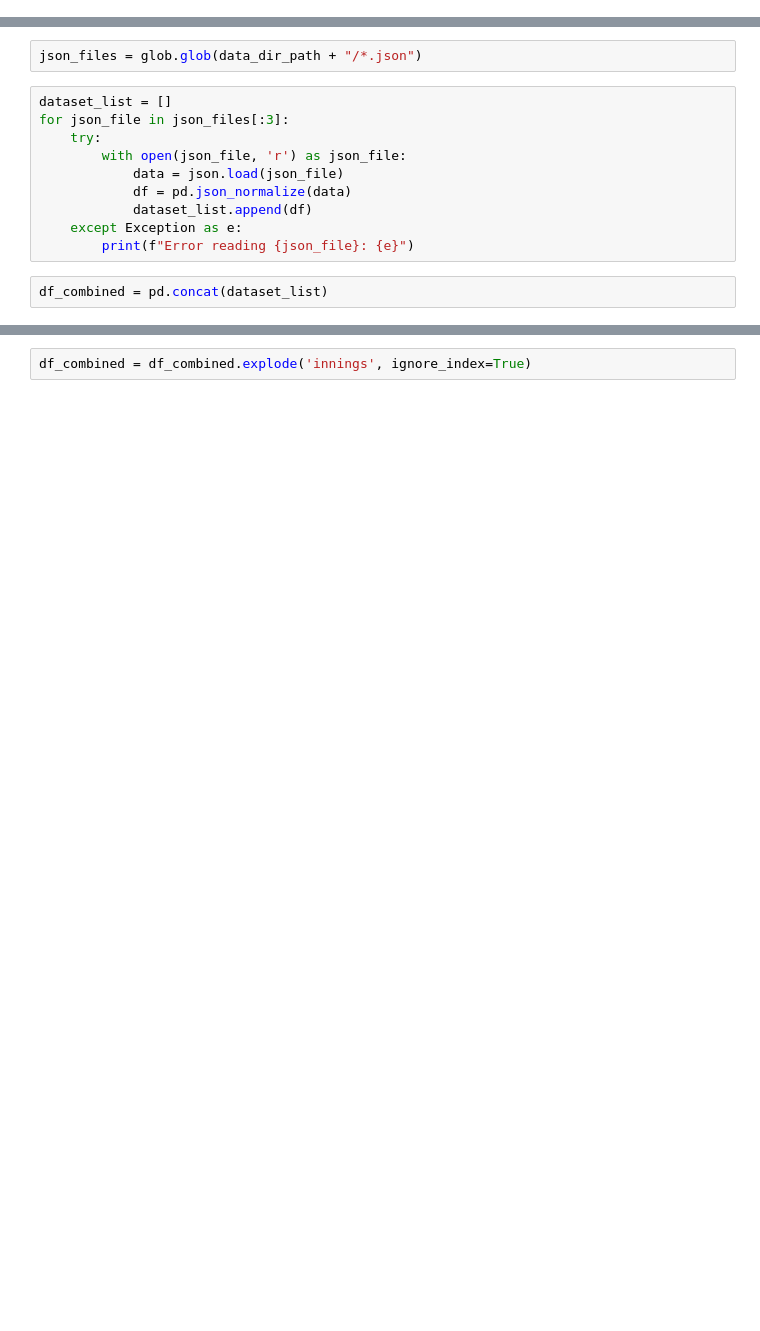
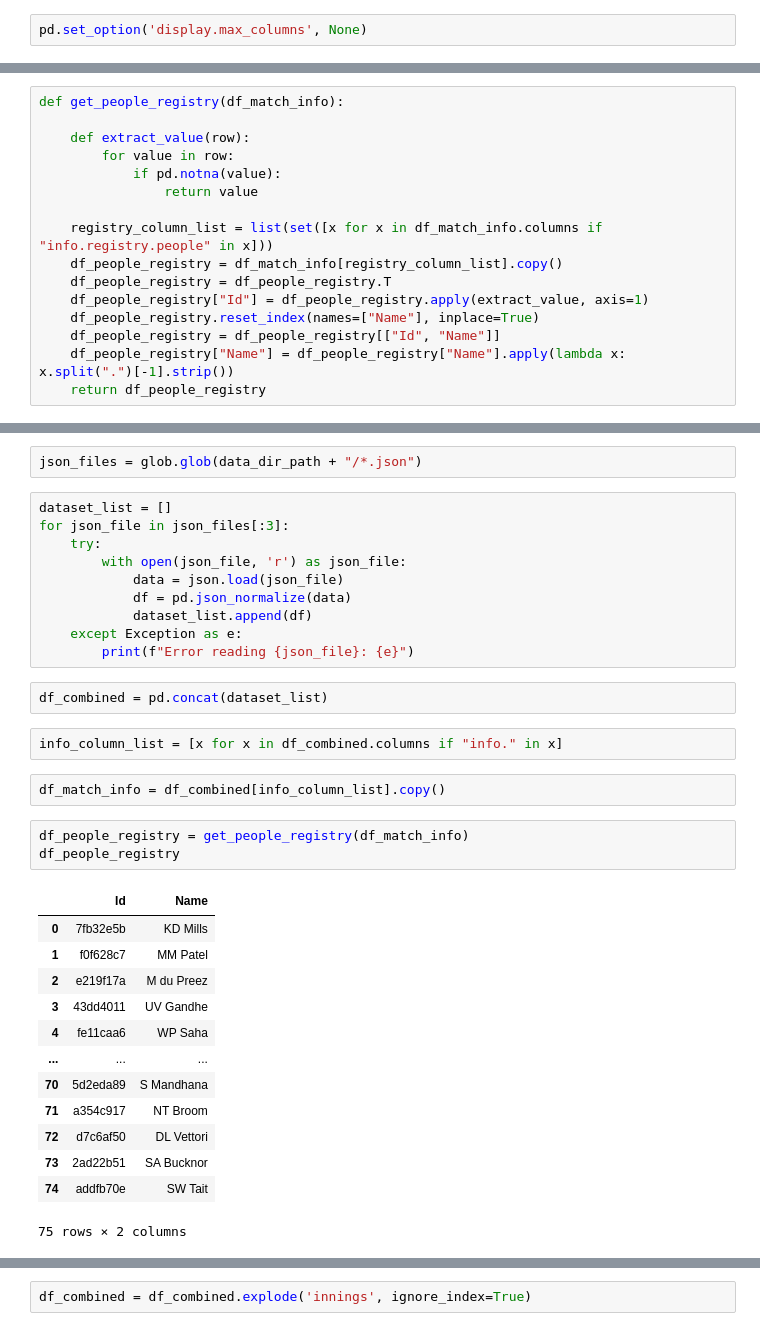
Before and after one commit to vanandjiwala/python_notebooks, a Jupyter notebook: cricket-etl-python/sample-etl.ipynb, the cells around one changed output, grey strips where cells are left out. Saved outputs shown, nothing was run; the diff lists cells and outputs as text; blank space fills up the shorter version.

```diff
--- a/cricket-etl-python/sample-etl.ipynb
+++ b/cricket-etl-python/sample-etl.ipynb
@@ -3,3 +3,5 @@ import pandas as pd
 import os
 import glob
 import json
+# %%
+pd.set_option('display.max_columns', None)
@@ -6,3 +18,19 @@ import json
+# %%
+def get_people_registry(df_match_info):
+
+    def extract_value(row):
+        for value in row:
+            if pd.notna(value):
+                return value
+
+    registry_column_list = list(set([x for x in df_match_info.columns if "info.registry.people" in x]))
+    df_people_registry = df_match_info[registry_column_list].copy()
+    df_people_registry = df_people_registry.T
+    df_people_registry["Id"] = df_people_registry.apply(extract_value, axis=1)
+    df_people_registry.reset_index(names=["Name"], inplace=True)
+    df_people_registry = df_people_registry[["Id", "Name"]]
+    df_people_registry["Name"] = df_people_registry["Name"].apply(lambda x: x.split(".")[-1].strip())
+    return df_people_registry
 # %%
 data_dir_path = os.path.join(os.getcwd(), "odis_json")
 # %%
@@ -21,3 +51,24 @@ for json_file in json_files[:3]:
         print(f"Error reading {json_file}: {e}")
 # %%
 df_combined = pd.concat(dataset_list)
+# %%
+info_column_list = [x for x in df_combined.columns if "info." in x]
+# %%
+df_match_info = df_combined[info_column_list].copy()
+# %%
+df_people_registry = get_people_registry(df_match_info)
+df_people_registry
+# %% [output]
+|  | Id | Name |
+| 0 | 7fb32e5b | KD Mills |
+| 1 | f0f628c7 | MM Patel |
+| 2 | e219f17a | M du Preez |
+| 3 | 43dd4011 | UV Gandhe |
+| 4 | fe11caa6 | WP Saha |
+| ... | ... | ... |
+| 70 | 5d2eda89 | S Mandhana |
+| 71 | a354c917 | NT Broom |
+| 72 | d7c6af50 | DL Vettori |
+| 73 | 2ad22b51 | SA Bucknor |
+| 74 | addfb70e | SW Tait |
+75 rows × 2 columns
```
Also changed, not shown: parts of 23 cells of this notebook.
